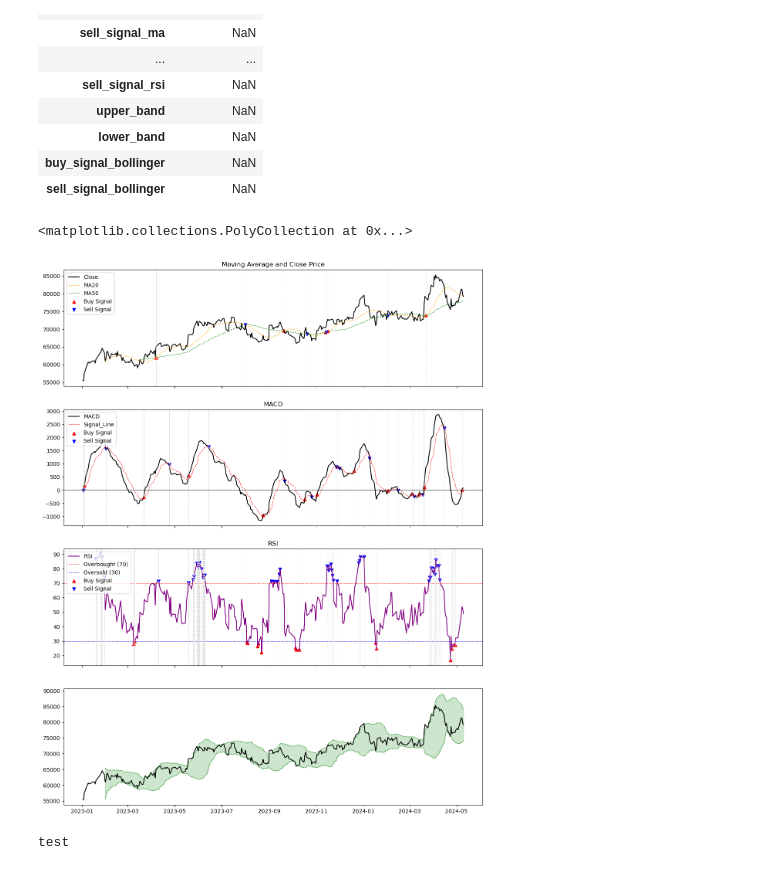
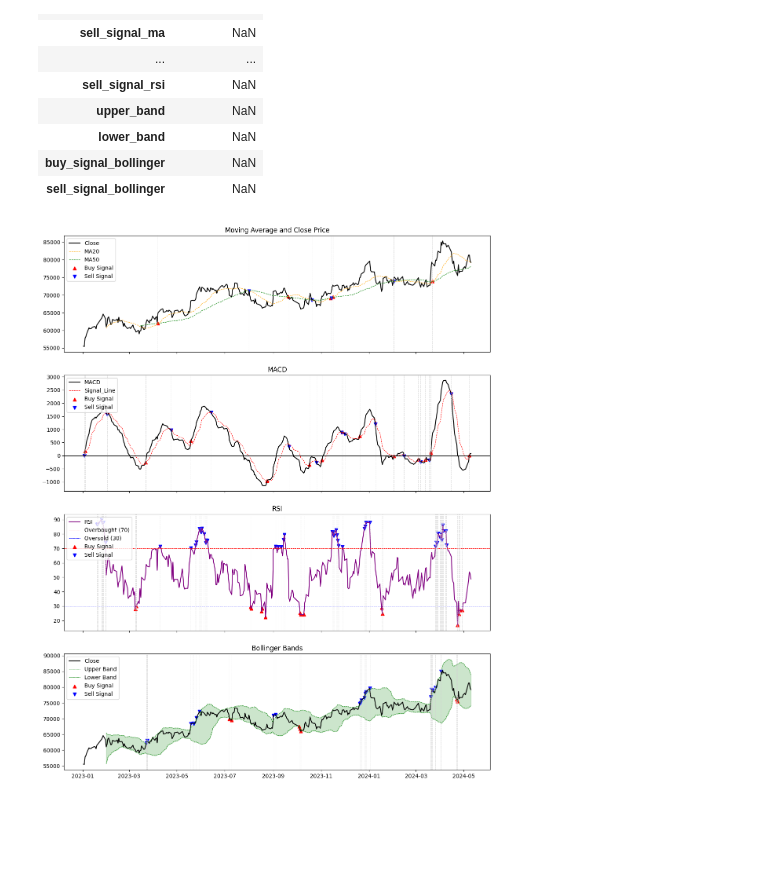
Before and after one commit to iop2000win/Stock_Analysis, a Jupyter notebook: Stock_Analysis.ipynb, the cells around one changed output. Drawn from its saved outputs; the diff is of its cells as text; code cells hidden in the pictures; blank space fills up the shorter version.

```diff
--- a/Stock_Analysis.ipynb
+++ b/Stock_Analysis.ipynb
@@ -227,37 +227,39 @@ axes[0].legend(loc = 'upper left')
 # MACD - (y = 0) 라인 그려주기
 axes[1].plot(df.index, df['macd'], label = 'MACD', color = 'black')
 axes[1].plot(df.index, df['signal_line'], label = 'Signal_Line', color = 'red', linestyle = '--', linewidth = 0.8)
 axes[1].scatter(df.index, df['buy_signal_macd'], color = 'red', label = 'Buy Signal', marker = '^')
 axes[1].scatter(df.index, df['sell_signal_macd'], color = 'blue', label = 'Sell Signal', marker = 'v')
 for idx in df.iloc[np.where(df['buy_signal_macd'].notnull() | df['sell_signal_macd'].notnull())[0]].index:
     axes[1].axvline(idx, color = 'lightgray', linestyle = 'dashed', linewidth = 0.7)
 axes[1].axhline(0, color = 'black', linewidth = 0.7)
 
 axes[1].set_title('MACD')
 axes[1].legend(loc = 'upper left')
 
 # RSI지표
 axes[2].plot(df.index, df['rsi'], label = 'RSI', color = 'purple')
 axes[2].axhline(70, color = 'red', label = 'Overbought (70)', linestyle = 'dashed', linewidth = 0.7)
 axes[2].axhline(30, color = 'blue', label = 'Oversold (30)', linestyle = 'dashed', linewidth = 0.7)
 axes[2].scatter(df.index, df['buy_signal_rsi'], color = 'red', label = 'Buy Signal', marker = '^')
 axes[2].scatter(df.index, df['sell_signal_rsi'], color = 'blue', label = 'Sell Signal', marker = 'v')
 for idx in df.iloc[np.where(df['buy_signal_rsi'].notnull() | df['sell_signal_rsi'].notnull())[0]].index:
     axes[2].axvline(idx, color = 'lightgray', linestyle = 'dashed', linewidth = 0.7)
 
 axes[2].set_title('RSI')
 axes[2].legend(loc = 'upper left')
 
 # Bollinger Band
 axes[3].plot(df.index, df['Close'], label = 'Close', color = 'black')
 axes[3].plot(df.index, df['upper_band'], label = 'Upper Band', color = 'green', linestyle = '--', linewidth = 0.7)
 axes[3].plot(df.index, df['lower_band'], label = 'Lower Band', color = 'green', linestyle = '--', linewidth = 0.7)
 axes[3].fill_between(df.index, df['upper_band'], df['lower_band'], color = 'green', alpha = 0.2)
-axes[3].scatter(df.index, df['buy_signal_bollinger'], color = 'red', label = 'Buy Signal', marker = 'v')
+axes[3].scatter(df.index, df['buy_signal_bollinger'], color = 'red', label = 'Buy Signal', marker = '^')
+axes[3].scatter(df.index, df['sell_signal_bollinger'], color = 'blue', label = 'Sell Signal', marker = 'v')
+for idx in df.iloc[np.where(df['buy_signal_bollinger'].notnull() | df['sell_signal_bollinger'].notnull())[0]].index:
+    axes[3].axvline(idx, color = 'lightgray', linestyle = 'dashed', linewidth = 0.7)
+axes[3].set_title('Bollinger Bands')
+axes[3].legend(loc = 'upper left')
+
+plt.show()
 # %% [output]
-<matplotlib.collections.PolyCollection at 0x...>
-[figure, old version]
+[figure, new version]
-# %%
-print('test')
-# %% [output]
-test
```
